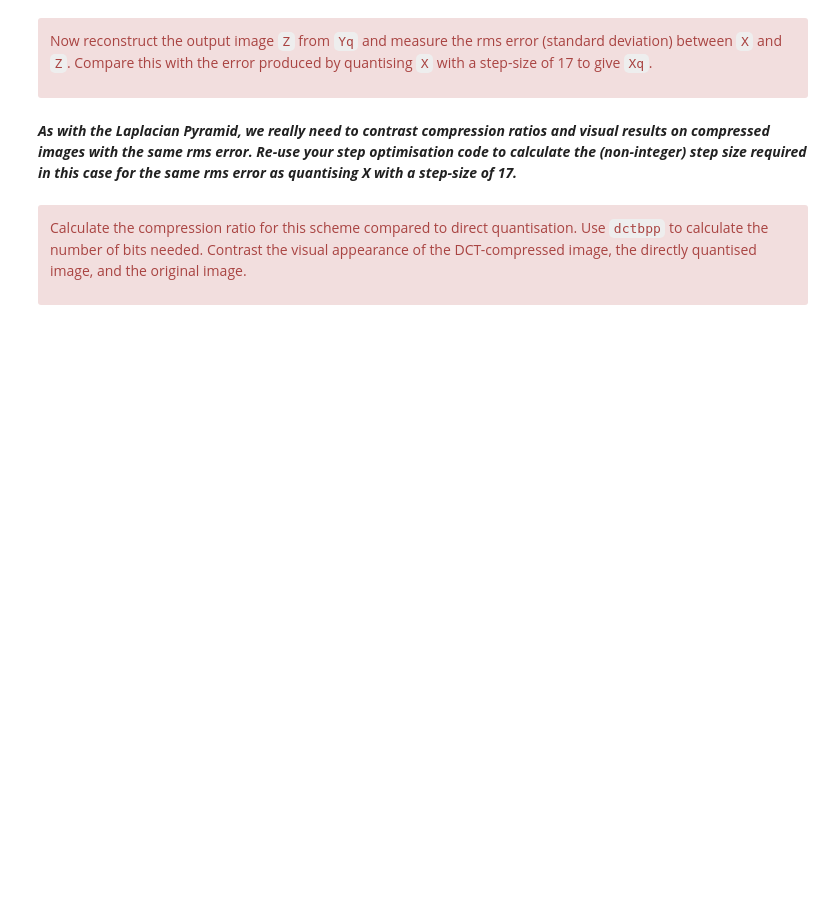
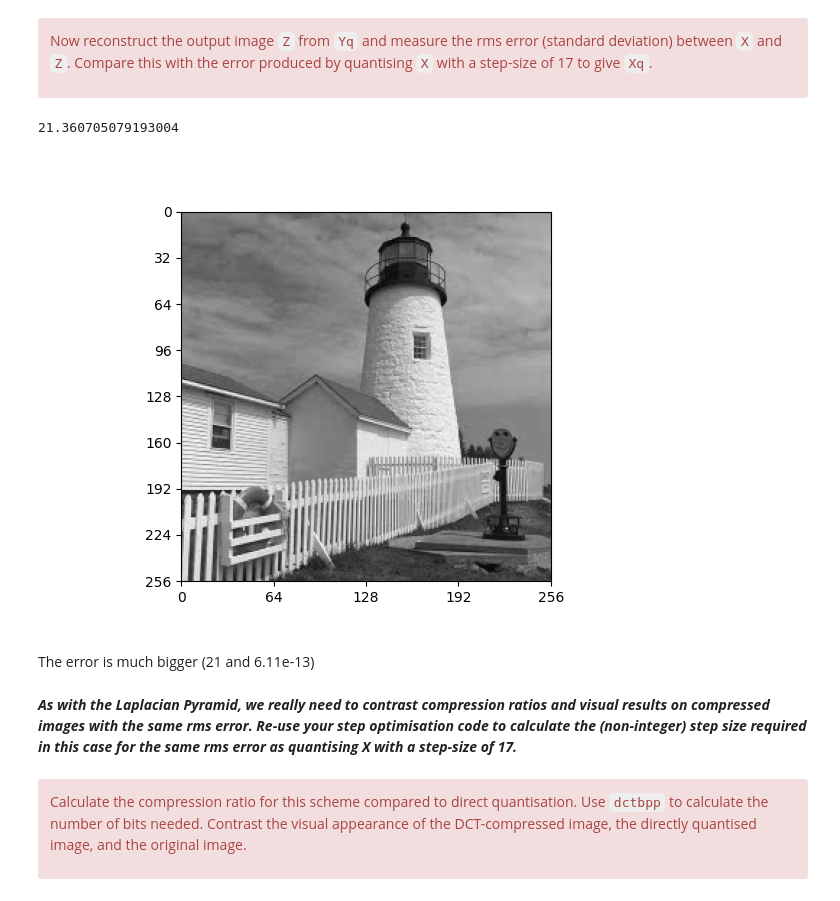
Before and after one commit to dt536/diya_cued_sf2_lab, a Jupyter notebook: 7-the-discrete-cosine-transform.ipynb, the cells around one changed output. Drawn from its saved outputs; the diff is of its cells as text; code cells hidden in the pictures; blank space fills up the shorter version.

```diff
--- a/7-the-discrete-cosine-transform.ipynb
+++ b/7-the-discrete-cosine-transform.ipynb
@@ -314,3 +337,16 @@ error produced by quantising `X` with a step-size of 17 to give `Xq`.
+# %%
+# Your code here
+Z = colxfm(colxfm(Yq.T, C8.T).T, C8.T)
+
+fig, ax = plt.subplots()
+plot_image(Z, ax=ax);
+abs_diff = np.absolute(X - Z)
+print(abs_diff.max())
+# %% [output]
+21.360705079193004
+[figure, added]
+# %% [markdown]
+The error is much bigger (21 and 6.11e-13)
 # %% [markdown]
 ***As with the Laplacian Pyramid, we really need to contrast compression ratios and visual results on compressed images with the same rms error. Re-use your step optimisation code to calculate the (non-integer) step size required in this case for the same rms error as quantising X with a step-size of 17.***
 # %%
```
Also changed, not shown: parts of 6 cells of this notebook.
